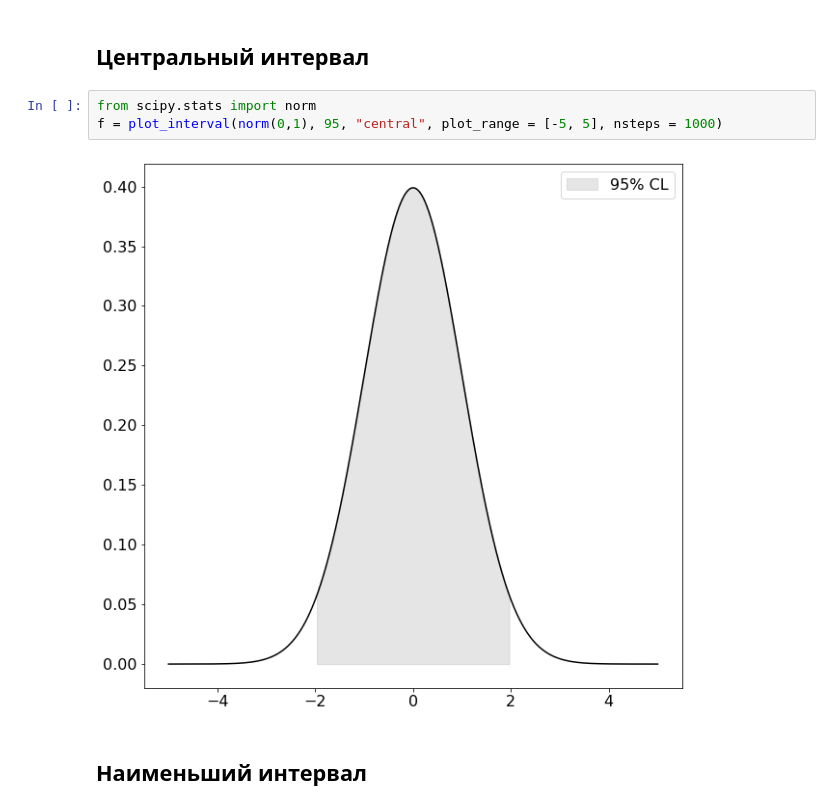
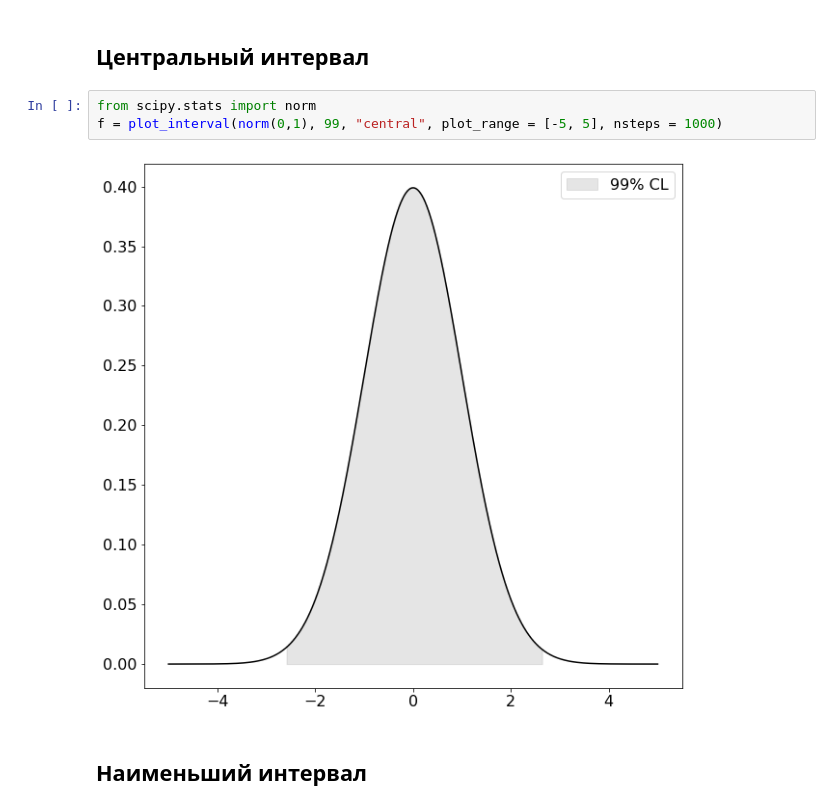
Before and after one commit to mozgit/From-Stats-to-ML, a Jupyter notebook: Lecture7-Intervals.ipynb, the cells around one changed output. Drawn from its saved outputs; the diff is of its cells as text.

```diff
--- a/Lecture7-Intervals.ipynb
+++ b/Lecture7-Intervals.ipynb
@@ -121,10 +121,10 @@ f = plot_interval(beta(5,1), 95, "LL", plot_range = [0, 1], nsteps = 1000)
 # %% [markdown]
 ## Центральный интервал
-# %%
-from scipy.stats import norm
-f = plot_interval(norm(0,1), 95, "central", plot_range = [-5, 5], nsteps = 1000)
-# %% [output]
-[figure, removed]
+# %%
+from scipy.stats import norm
+f = plot_interval(norm(0,1), 99, "central", plot_range = [-5, 5], nsteps = 1000)
+# %% [output]
+[figure, added]
 # %% [markdown]
 ## Наименьший интервал
 # %%
```
Also changed, not shown: parts of 16 cells of this notebook.
